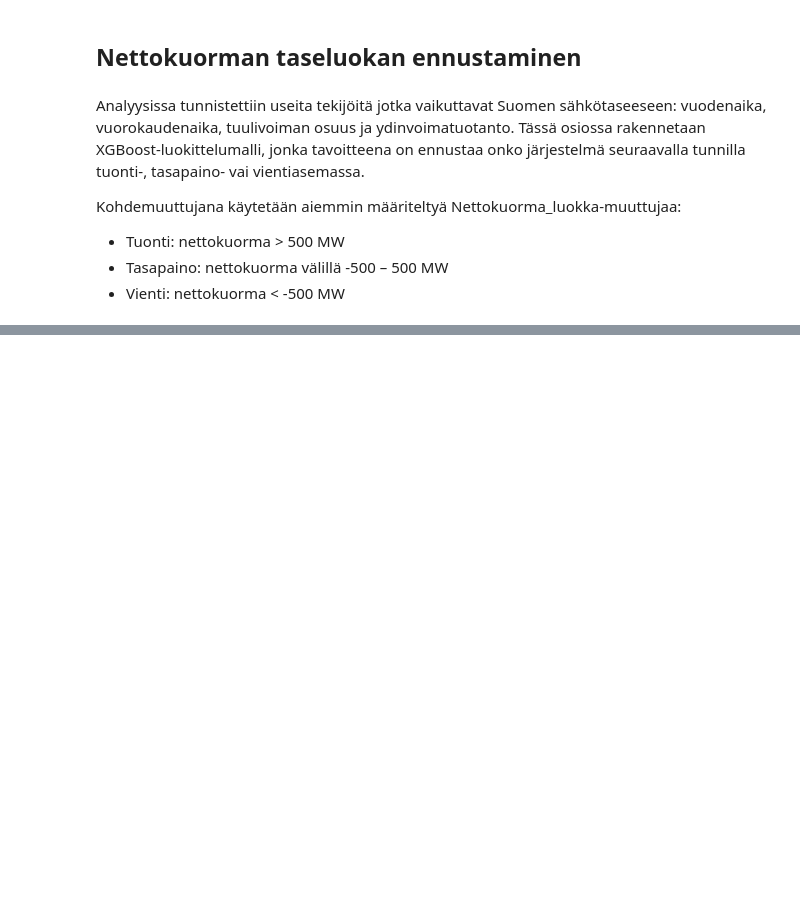
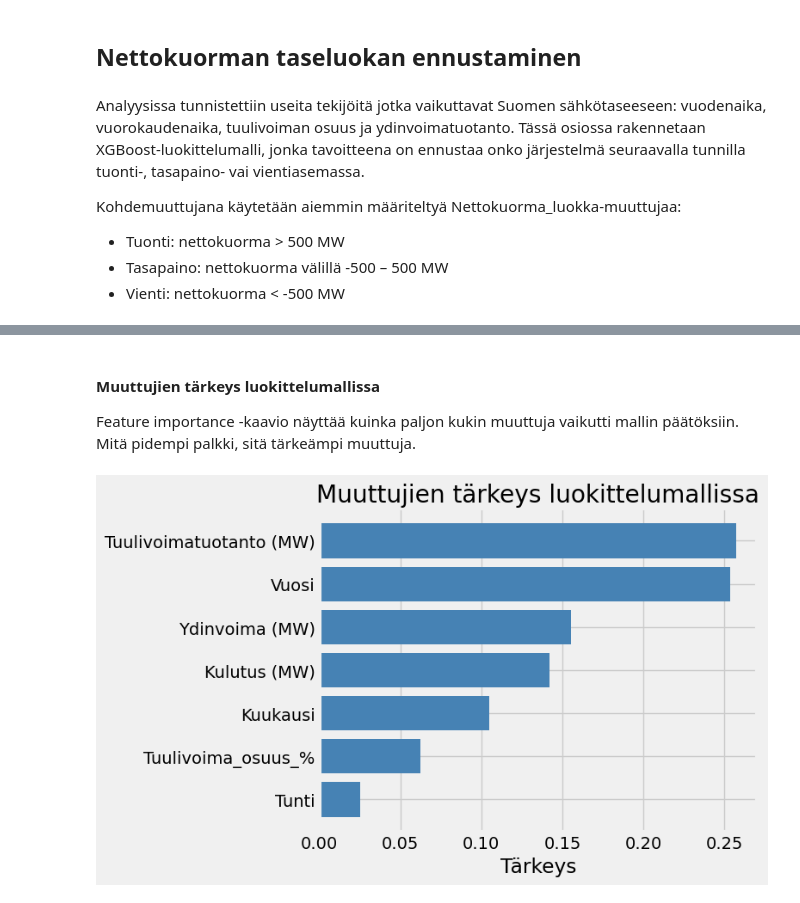
Before and after one commit to Santtulah/thesis, a Jupyter notebook: fingrid.ipynb, the cells around one changed output, grey strips where cells are left out. Cells and saved outputs as stored; diff of their text form; code cells hidden in the pictures; blank space fills up the shorter version.

```diff
--- a/fingrid.ipynb
+++ b/fingrid.ipynb
@@ -983,0 +1145,20 @@ weighted avg       0.91      0.91      0.91      6996
+# %% [markdown]
+#### Muuttujien tärkeys luokittelumallissa
+
+Feature importance -kaavio näyttää kuinka paljon kukin muuttuja vaikutti
+mallin päätöksiin. Mitä pidempi palkki, sitä tärkeämpi muuttuja.
+# %%
+# Feature importance
+importance_df = pd.DataFrame({
+    'Piirre': features,
+    'Tärkeys': model.feature_importances_
+}).sort_values('Tärkeys', ascending=True)
+
+plt.figure(figsize=(8, 5))
+plt.barh(importance_df['Piirre'], importance_df['Tärkeys'], color='steelblue')
+plt.title('Muuttujien tärkeys luokittelumallissa')
+plt.xlabel('Tärkeys')
+plt.tight_layout()
+plt.show()
+# %% [output]
+[figure, added]
```
Also changed, not shown: parts of 35 cells of this notebook.
